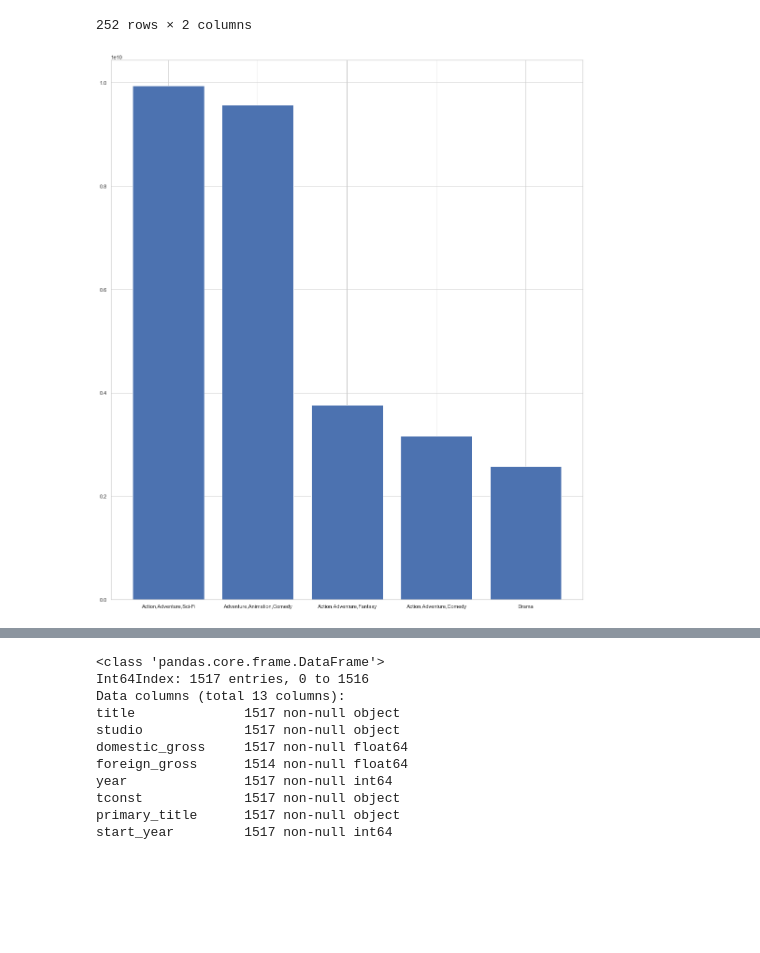
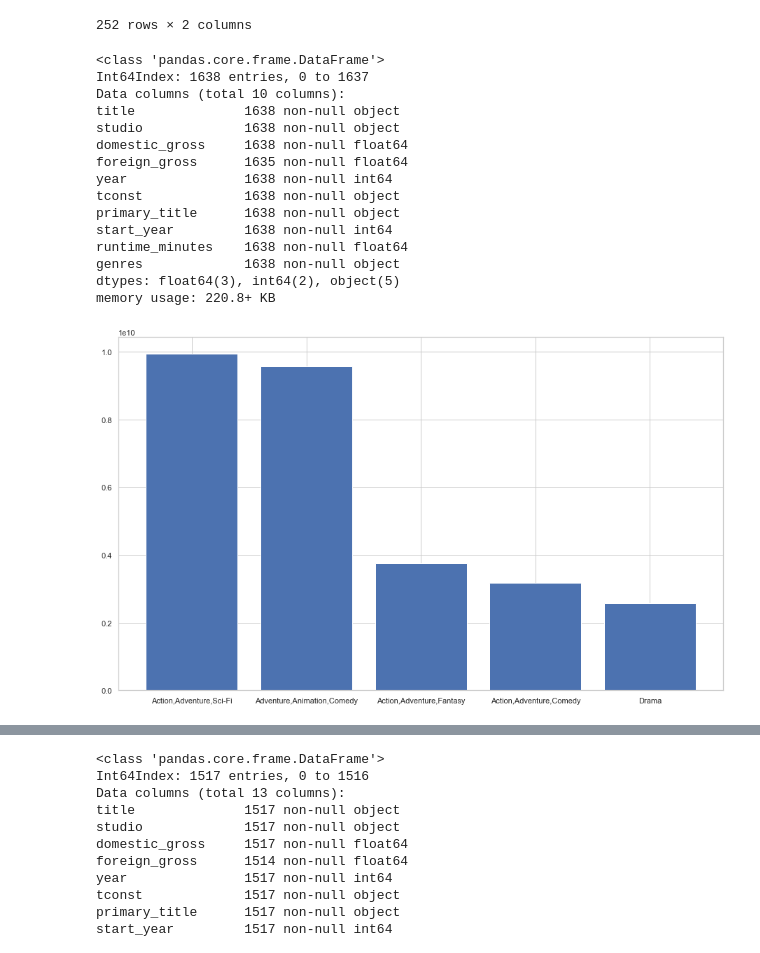
Before and after one commit to kristinepetrosyan/IMDB-analysis, a Jupyter notebook: student.ipynb, the cells around one changed output, grey strips where cells are left out. Saved outputs shown, nothing was run; the diff lists cells and outputs as text; code cells hidden in the pictures; blank space fills up the shorter version.

```diff
--- a/student.ipynb
+++ b/student.ipynb
@@ -11,4 +33,6 @@ Please fill out:
 import pandas as pd
 import numpy as np
 import matplotlib.pyplot as plt
+import seaborn as sns
+plt.style.use('seaborn-whitegrid')
 %matplotlib inline
@@ -205,0 +420,12 @@ TypeError: unsupported operand type(s) for -: 'str' and 'str'
+# %%
+#showing the results
+plt.style.use('ggplot')
+
+
+fig, ax = plt.subplots(figsize=(15,7))
+df_budjets.groupby('release_month')['ROI_worldwide'].mean().plot.bar(
+    color=['green'])
+ax.set_ylabel('Worldwide ROI')
+ax.set_xlabel('Release Month')
+ax.set_title('Worldwide ROI by Months')
+plt.show()
@@ -249,16 +576,34 @@ domestic_gross_sum
 | 250 | Thriller | 3.128255e+08 |
 | 251 | Thriller,Western | 2.110000e+04 |
 252 rows × 2 columns
+# %%
+merged_table.info()
+# %% [output]
+<class 'pandas.core.frame.DataFrame'>
+Int64Index: 1638 entries, 0 to 1637
+Data columns (total 10 columns):
+title              1638 non-null object
+studio             1638 non-null object
+domestic_gross     1638 non-null float64
+foreign_gross      1635 non-null float64
+year               1638 non-null int64
+tconst             1638 non-null object
+primary_title      1638 non-null object
+start_year         1638 non-null int64
+runtime_minutes    1638 non-null float64
+genres             1638 non-null object
+dtypes: float64(3), int64(2), object(5)
+memory usage: 220.8+ KB
 # %%
-fig = plt.figure(figsize=(14,16,))
+fig = plt.figure(figsize=(12,7,))
 ax = fig.add_axes([0,0,1,1])
 sorted_val = domestic_gross_sum.sort_values(by='domestic_gross', ascending=False).head(5)
 genres = sorted_val['genres']
 dgross = sorted_val['domestic_gross']
 ax.bar(genres,dgross)
 plt.show()
 # %% [output]
-[figure, old version]
+[figure, new version]
 # %%
 merged_table['total_income']= merged_table['domestic_gross'] + merged_table['foreign_gross']
 #fig = plt.figure(figsize=(12,12,))
```
Also changed, not shown: parts of 72 cells of this notebook.
